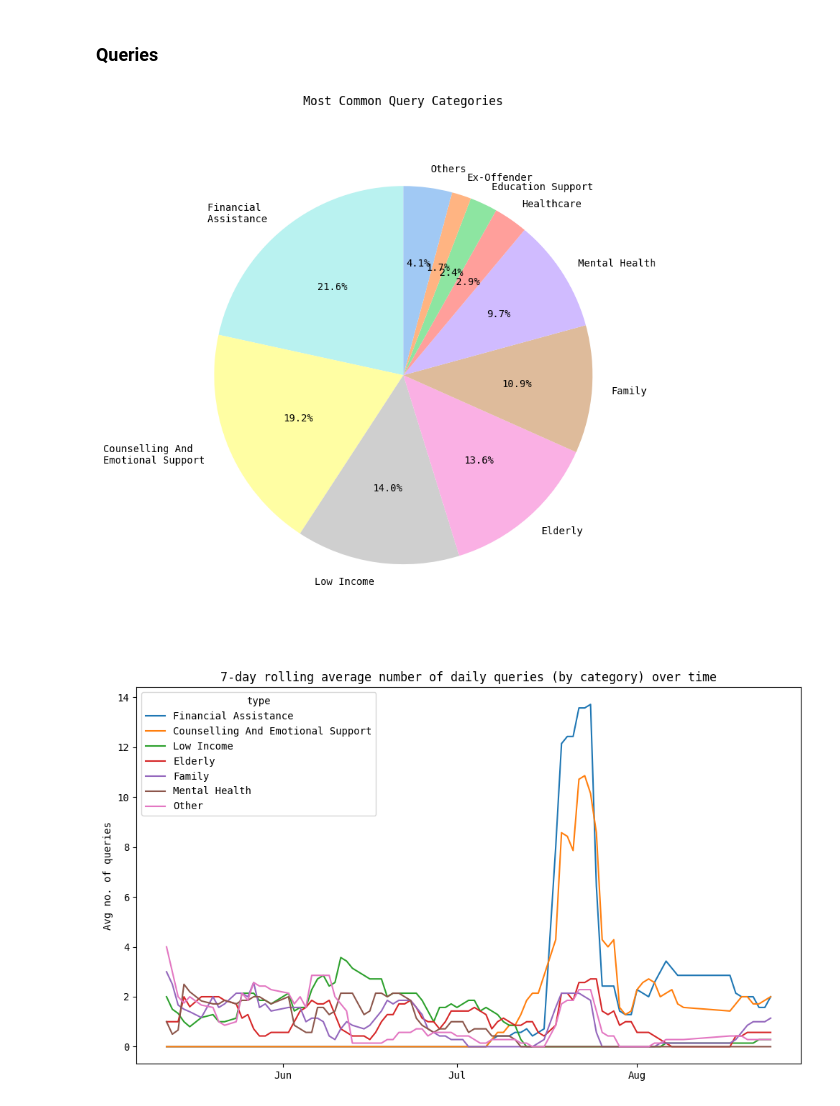
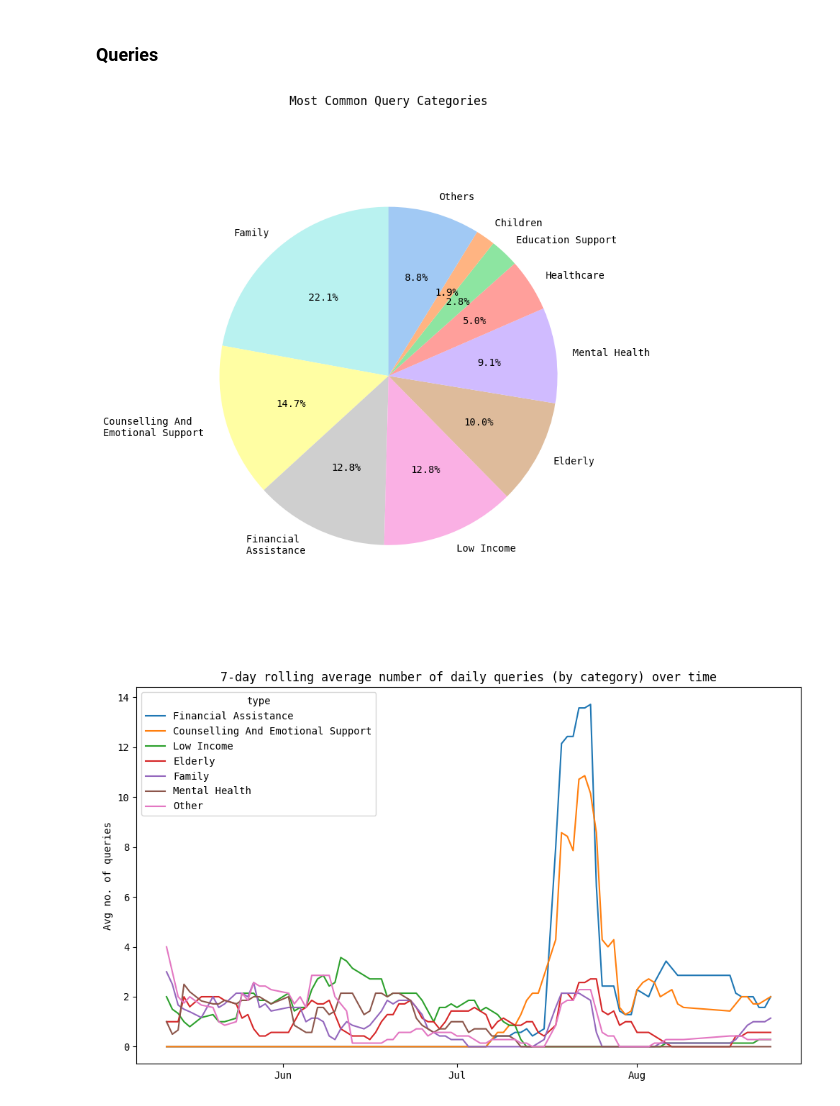
Before and after one commit to CJBuzz/schemessg_data_analysis, a Jupyter notebook: data_analysis.ipynb, the cells around one changed output. Saved outputs shown, nothing was run; the diff lists cells and outputs as text; code cells hidden in the pictures.

Commit message:
Updates on data analysis

```diff
--- a/data_analysis.ipynb
+++ b/data_analysis.ipynb
@@ -89,7 +89,7 @@ query_type_collator = []
 #     "type": str
 # }
 
-NUM_CATEGORIES_PER_QUERY = 1
+NUM_CATEGORIES_PER_QUERY = 2
 
 def get_keys(new: bool) -> tuple[str, str, str, str]:
     return ('scheme', 'scheme_type', 'agency', 'Similarity') if new else ('Scheme', 'Scheme Type', 'Agency', 'Similarity')
@@ -122,7 +122,8 @@ for query in user_queries:
     for s_t, _ in query_scheme_type_sorted:
         query_type_collator.append({
             "dt": dt,
-            "type": s_t
+            "type": s_t,
+            "query": query['data']['query_text']
         })
 
 scheme_df = pd.DataFrame(scheme_collator)
@@ -235,30 +258,30 @@ plt.show()
 # %%
 # Most common categories for queries (i.e. what are users asking), using scheme categories as proxy
 # Proxy works by:
 # 1. Collating all the categories of the recommended schemes for a query,
 # 2. Weighing them by the similarity score
 # 3. Classify the query based on the categories which appear in the highest frequencies (how many can be determined by NUM_CATEGORIES_PER_QUERY)
 
 TOP_N = 9
 
 agg_df = query_type_df.groupby('type').size().reset_index(name='count').sort_values('count', ascending=False)
 
 labels = agg_df['type'].head(TOP_N).to_list() + ['others']
 sizes = agg_df['count'].head(TOP_N).to_list() + [agg_df.iloc[TOP_N:]['count'].sum()]
 
 colors = sns.color_palette('pastel')[::-1]
 
 plt.figure(figsize=(8, 8))
 plt.pie(sizes, labels=[wrap_label(label.title()) for label in labels], colors=colors, autopct='%1.1f%%', startangle=90)
 plt.axis('equal')
 plt.title('Most Common Query Categories')
 plt.tight_layout()
 
-fig_fp = output_dir / 'query_types_piechart.jpg'
+fig_fp = output_dir / 'query_types_piechart2.jpg'
 plt.savefig(fig_fp)
 plt.show()
 # %% [output]
-[figure, old version]
+[figure, new version]
 # %%
 # Average number of daily queries (by category, same classifictaion methodology as above) over time (7 day rolling average)
 
```
Also changed, not shown: parts of 2 cells of this notebook, 2 other files.
